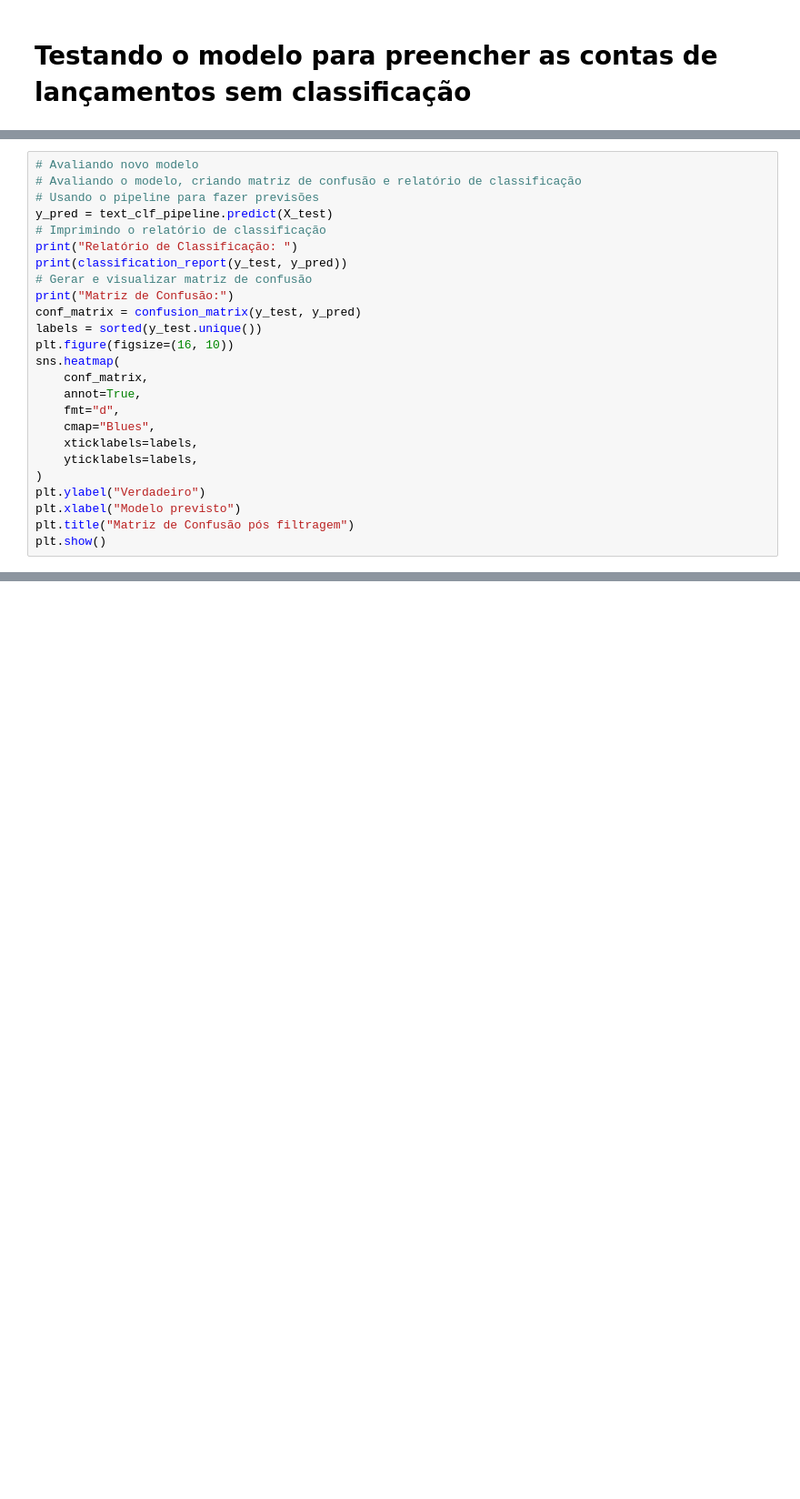
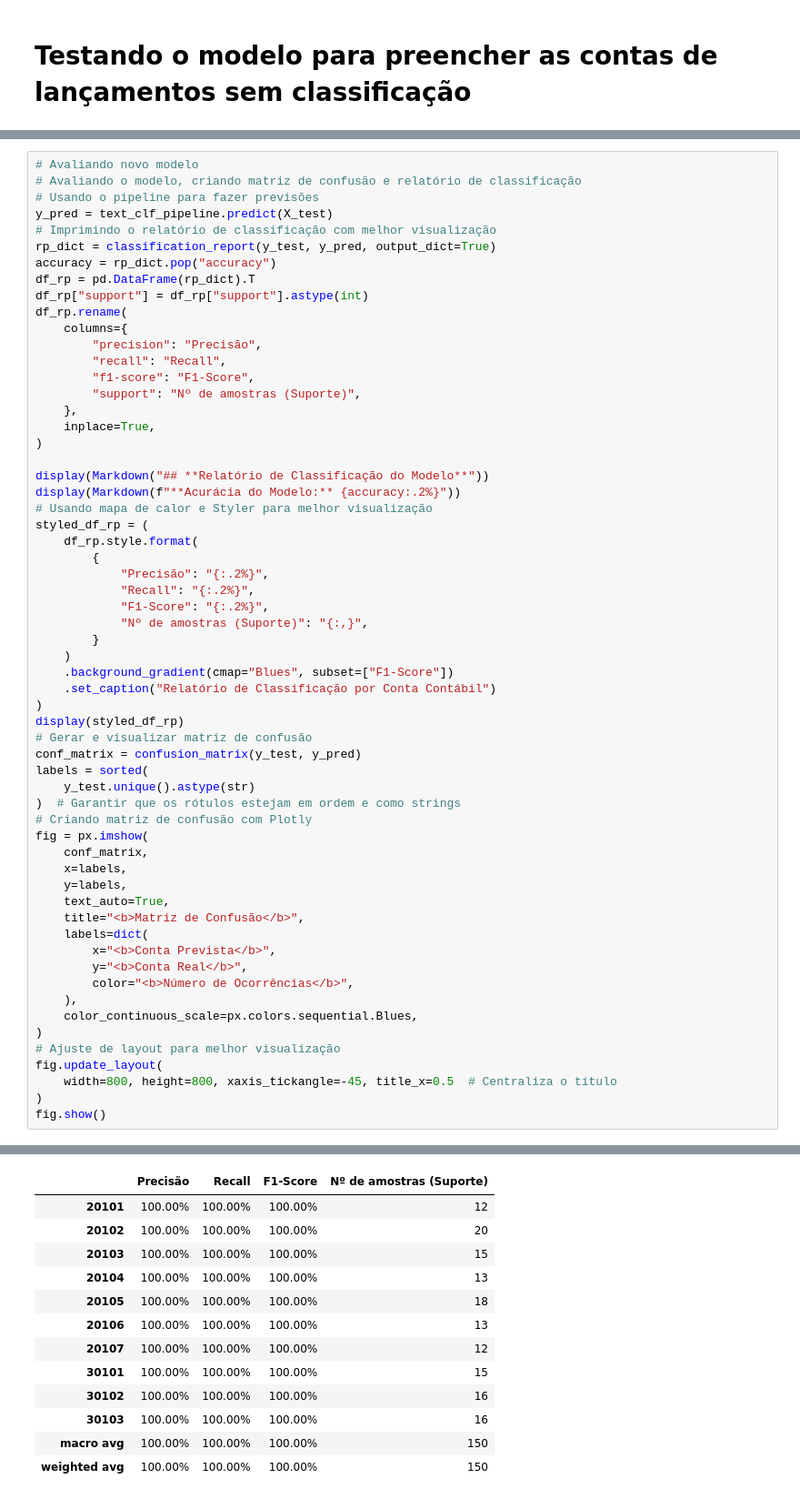
Before and after one commit to Lucassribeiro9/classificando-contas-contabeis, a Jupyter notebook: analise-contabil.ipynb, the cells around one changed output, grey strips where cells are left out. Shown at 91% size. Cells and saved outputs as stored; diff of their text form; blank space fills up the shorter version.

```diff
--- a/analise-contabil.ipynb
+++ b/analise-contabil.ipynb
@@ -638,24 +671,59 @@ Para ter uma visão mais detalhada de onde tivemos acertos e erros, usaremos a M
 # Avaliando o modelo, criando matriz de confusão e relatório de classificação
 # Usando o pipeline para fazer previsões
 y_pred = text_clf_pipeline.predict(X_test)
-# Imprimindo o relatório de classificação
-print("Relatório de Classificação: ")
-print(classification_report(y_test, y_pred))
+# Imprimindo o relatório de classificação com melhor visualização
+rp_dict = classification_report(y_test, y_pred, output_dict=True)
+accuracy = rp_dict.pop("accuracy")
+df_rp = pd.DataFrame(rp_dict).T
+df_rp["support"] = df_rp["support"].astype(int)
+df_rp.rename(
+    columns={
+        "precision": "Precisão",
+        "recall": "Recall",
+        "f1-score": "F1-Score",
+        "support": "Nº de amostras (Suporte)",
+    },
+    inplace=True,
+)
+
+display(Markdown("## **Relatório de Classificação do Modelo**"))
+display(Markdown(f"**Acurácia do Modelo:** {accuracy:.2%}"))
+# Usando mapa de calor e Styler para melhor visualização
+styled_df_rp = (
+    df_rp.style.format(
+        {
+            "Precisão": "{:.2%}",
+            "Recall": "{:.2%}",
+            "F1-Score": "{:.2%}",
+            "Nº de amostras (Suporte)": "{:,}",
+        }
+    )
+    .background_gradient(cmap="Blues", subset=["F1-Score"])
+    .set_caption("Relatório de Classificação por Conta Contábil")
+)
+display(styled_df_rp)
 # Gerar e visualizar matriz de confusão
-print("Matriz de Confusão:")
 conf_matrix = confusion_matrix(y_test, y_pred)
-labels = sorted(y_test.unique())
-plt.figure(figsize=(16, 10))
-sns.heatmap(
+labels = sorted(
+    y_test.unique().astype(str)
+)  # Garantir que os rótulos estejam em ordem e como strings
+# Criando matriz de confusão com Plotly
+fig = px.imshow(
     conf_matrix,
-    annot=True,
-    fmt="d",
-    cmap="Blues",
-    xticklabels=labels,
-    yticklabels=labels,
+    x=labels,
+    y=labels,
+    text_auto=True,
+    title="<b>Matriz de Confusão</b>",
+    labels=dict(
+        x="<b>Conta Prevista</b>",
+        y="<b>Conta Real</b>",
+        color="<b>Número de Ocorrências</b>",
+    ),
+    color_continuous_scale=px.colors.sequential.Blues,
 )
-plt.ylabel("Verdadeiro")
-plt.xlabel("Modelo previsto")
-plt.title("Matriz de Confusão pós filtragem")
-plt.show()
+# Ajuste de layout para melhor visualização
+fig.update_layout(
+    width=800, height=800, xaxis_tickangle=-45, title_x=0.5  # Centraliza o título
+)
+fig.show()
 # %% [output]
@@ -681,0 +733,13 @@ Matriz de Confusão:
+|  | Precisão | Recall | F1-Score | Nº de amostras (Suporte) |
+| 20101 | 100.00% | 100.00% | 100.00% | 12 |
+| 20102 | 100.00% | 100.00% | 100.00% | 20 |
+| 20103 | 100.00% | 100.00% | 100.00% | 15 |
+| 20104 | 100.00% | 100.00% | 100.00% | 13 |
+| 20105 | 100.00% | 100.00% | 100.00% | 18 |
+| 20106 | 100.00% | 100.00% | 100.00% | 13 |
+| 20107 | 100.00% | 100.00% | 100.00% | 12 |
+| 30101 | 100.00% | 100.00% | 100.00% | 15 |
+| 30102 | 100.00% | 100.00% | 100.00% | 16 |
+| 30103 | 100.00% | 100.00% | 100.00% | 16 |
+| macro avg | 100.00% | 100.00% | 100.00% | 150 |
+| weighted avg | 100.00% | 100.00% | 100.00% | 150 |
```
Also changed, not shown: parts of 23 cells of this notebook.
